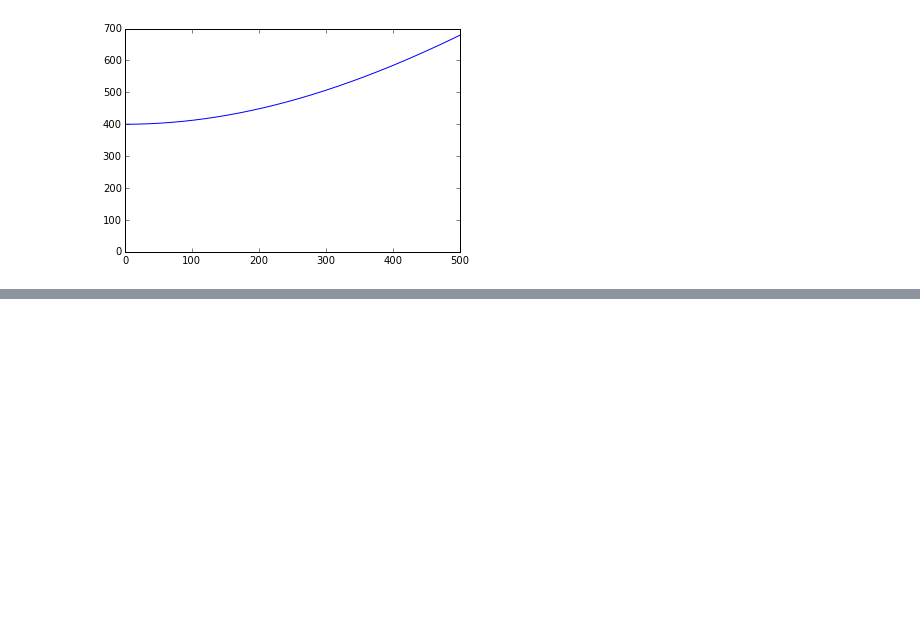
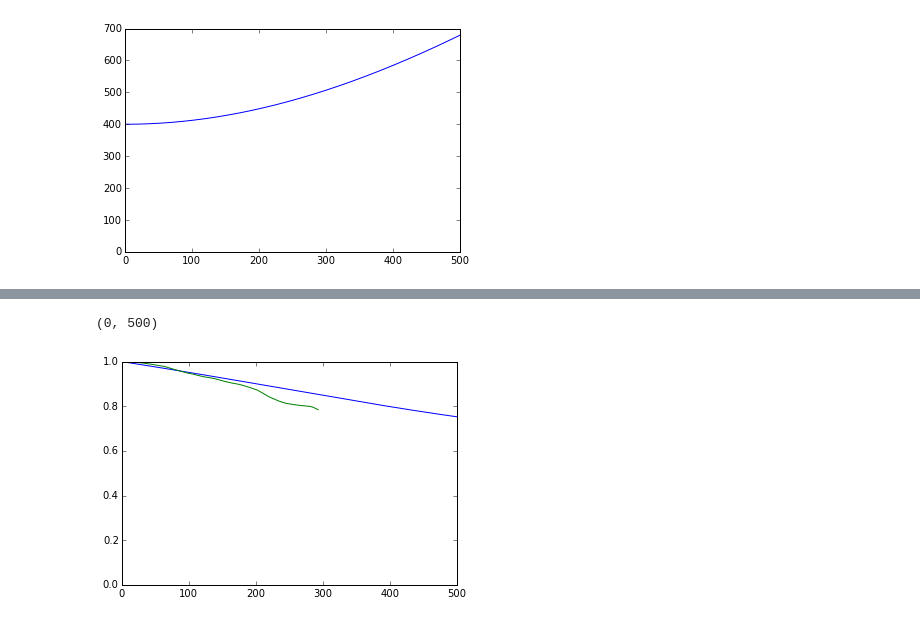
Before and after one commit to aemerick/dwarfs, a Jupyter notebook: analysis/analytic_model/equation_testing.ipynb, the cells around one changed output, grey strips where cells are left out. Saved outputs shown, nothing was run; the diff lists cells and outputs as text; code cells hidden in the pictures; blank space fills up the shorter version.

```diff
--- a/analysis/analytic_model/equation_testing.ipynb
+++ b/analysis/analytic_model/equation_testing.ipynb
@@ -101,0 +122,26 @@ cgs.G*1.0E4*cgs.Msun*1.0*cgs.mp/(cgs.pc)
+# %%
+carina_orbit = np.genfromtxt("./../orbits/carina_orbit_tab.dat")
+t_orbit = carina_orbit[:,0] * cgs.Myr
+v_orbit = carina_orbit[:,2] * 1.0E5
+# %%
+
+def rho_halo_func(t):
+    rho_halo = carina.ic['n_halo'] * cgs.mp * carina.ic['mu_halo']
+    return rho_halo # constant density
+
+velocity_func = interpolate.UnivariateSpline(t_orbit, v_orbit,k=3)     # cubic spline
+
+R_o = carina.ic['RM']
+M_o = 6.6E5 * cgs.Msun # approx
+
+t = np.linspace(0.0,1200.0,1000.0)*cgs.Myr
+
+soln = integrate.odeint(KH_t, [M_o,R_o],t, args=(rho_halo_func, velocity_func, carina.find_density_profile,))
+M_KH = soln[:,0]; R_KH = soln[:,1]
+plt.plot(t/cgs.Myr,M_KH/(M_KH[0]))
+plt.plot(mass_adiabatic['t'], mass_adiabatic['m']/mass_adiabatic['m'][0])
+plt.ylim(0,1)
+plt.xlim(0,500)
+# %% [output]
+(0, 500)
+[figure, added]
```
Also changed, not shown: parts of 15 cells of this notebook.
